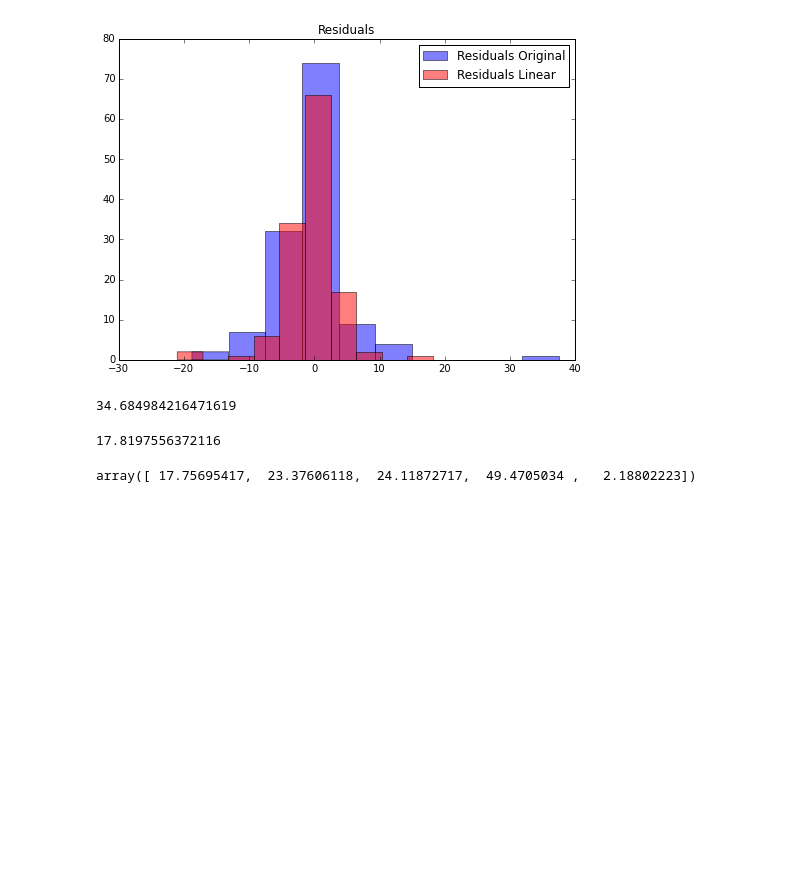
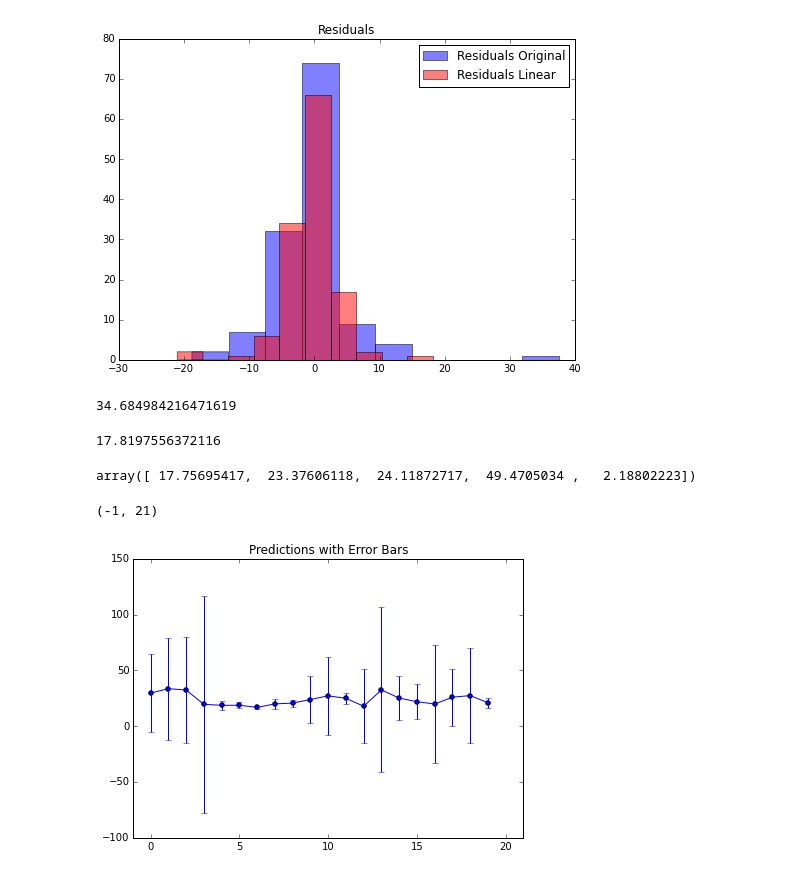
Before and after one commit to danibrear/sklearn-cookbook, a Jupyter notebook: pg 44 Using Gaussian Processing for Regression.ipynb, the cells around one changed output. Saved outputs shown, nothing was run; the diff lists cells and outputs as text; code cells hidden in the pictures; blank space fills up the shorter version.

```diff
--- a/pg 44 Using Gaussian Processing for Regression.ipynb
+++ b/pg 44 Using Gaussian Processing for Regression.ipynb
@@ -99,6 +99,11 @@ array([ 17.75695417,  23.37606118,  24.11872717,  49.4705034 ,   2.18802223])
 # %%
 f, ax = plt.subplots(figsize=(7,5))
 n = 20
 rng = range(20)
 ax.scatter(rng, test_preds[:n])
 ax.errorbar(rng, test_preds[:n], yerr=1.96*MSE[:n])
+ax.set_title('Predictions with Error Bars')
+ax.set_xlim((-1, 21))
+# %% [output]
+(-1, 21)
+[figure, added]
```
